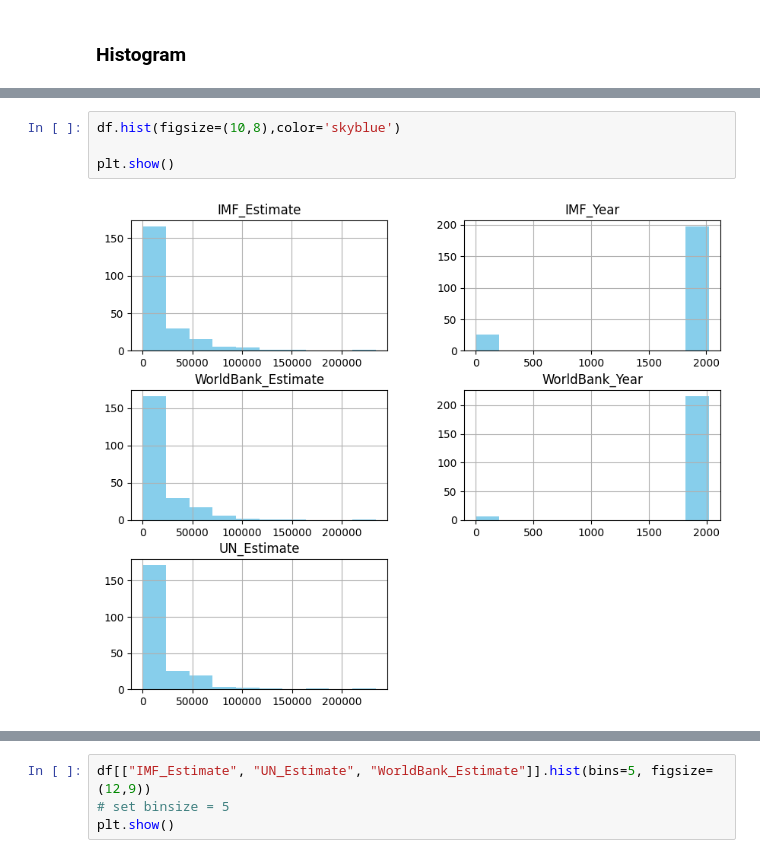
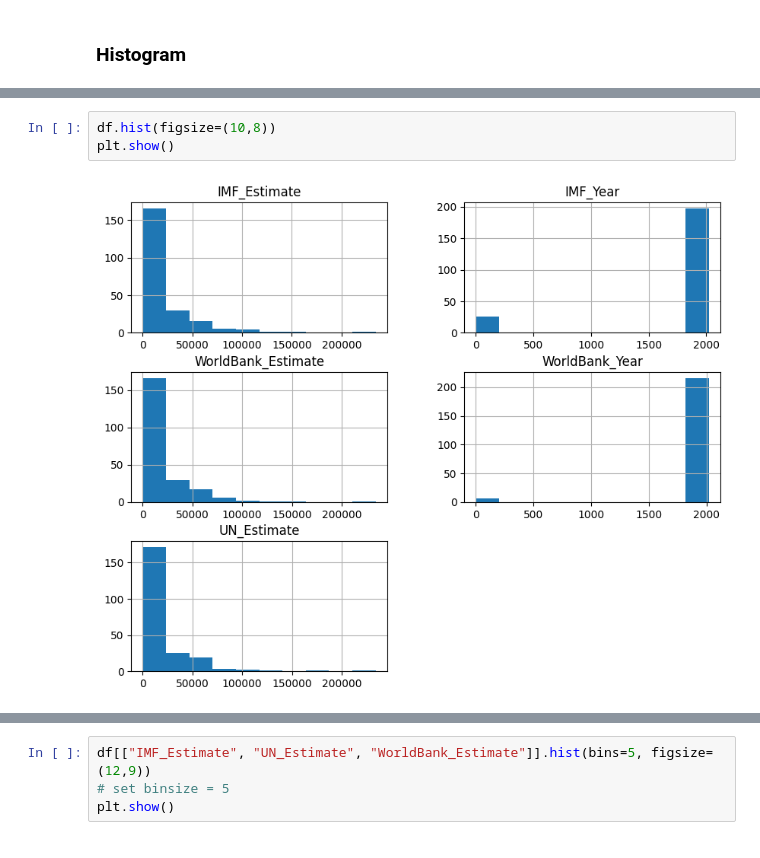
Before and after one commit to mcarola/Python, a Jupyter notebook: Pandas_Practice_Notebook_Marvy.ipynb, the cells around one changed output, grey strips where cells are left out. Cells and saved outputs as stored; diff of their text form.

```diff
--- a/Pandas_Practice_Notebook_Marvy.ipynb
+++ b/Pandas_Practice_Notebook_Marvy.ipynb
@@ -414,9 +470,8 @@ import seaborn as sns
 # %% [markdown]
 ![maxresdefault.jpg](embedded-picture-1)
 # %%
-df.hist(figsize=(10,8),color='skyblue')
-
+df.hist(figsize=(10,8))
 plt.show()
 # %% [output]
-[figure, old version]
+[figure, new version]
 # %%
```
Also changed, not shown: parts of 27 cells of this notebook.
